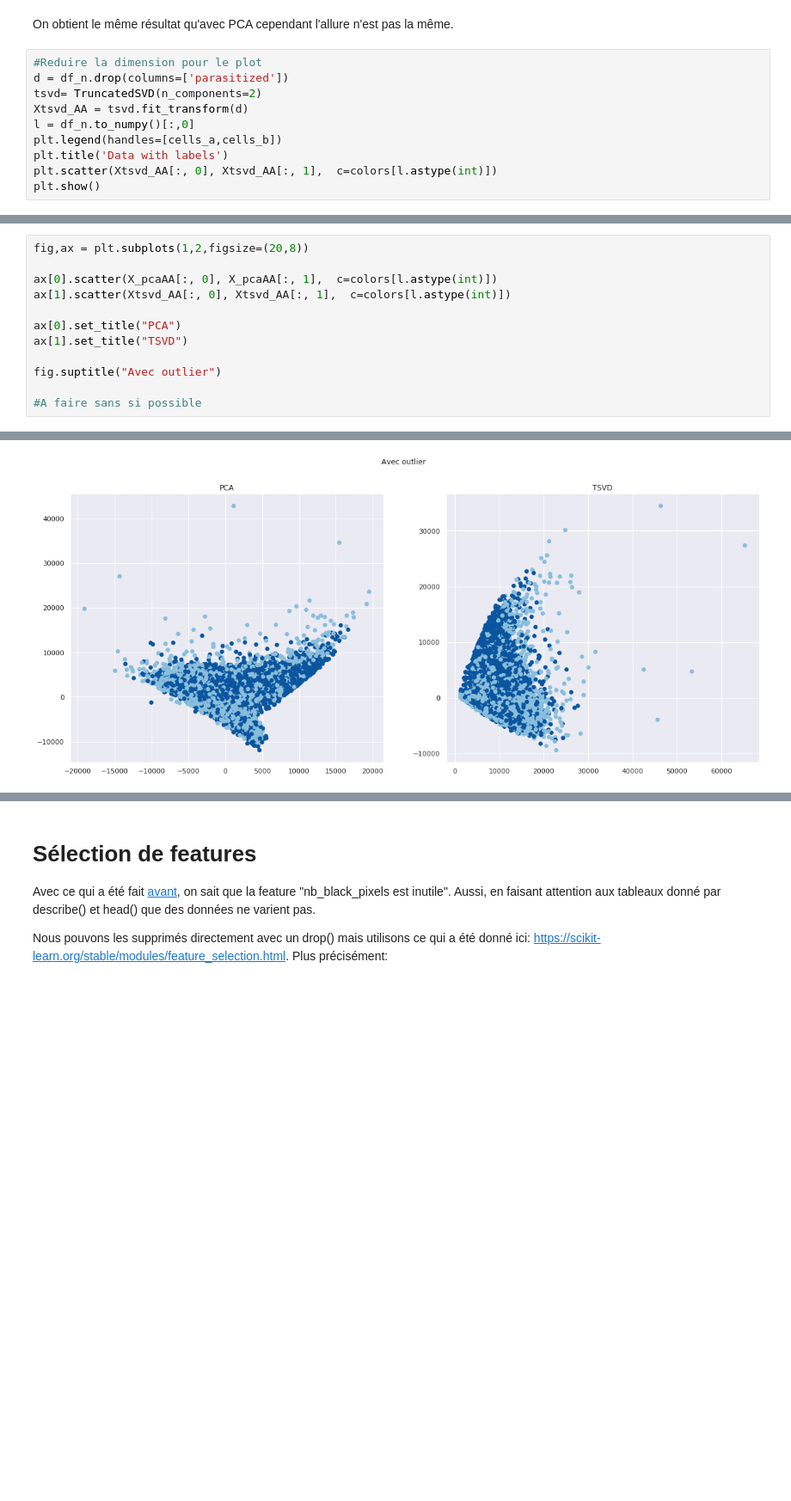
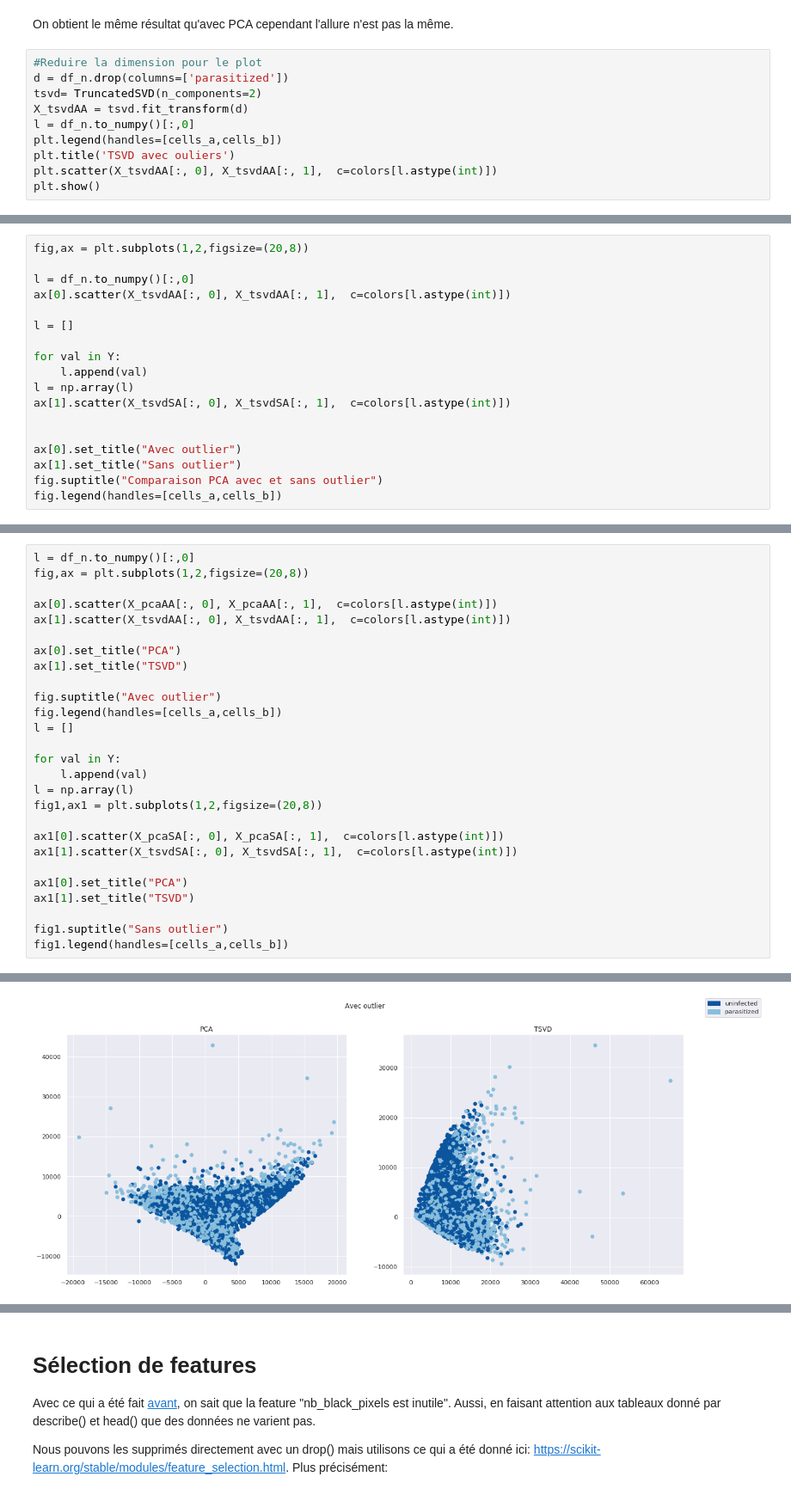
Before and after one commit to PhamAlexT/MOSQUITO, a Jupyter notebook: starting_kit/README_preprocessing.ipynb, the cells around one changed output, grey strips where cells are left out. Shown at 86% size. Saved outputs shown, nothing was run; the diff lists cells and outputs as text; blank space fills up the shorter version.

```diff
--- a/starting_kit/README_preprocessing.ipynb
+++ b/starting_kit/README_preprocessing.ipynb
@@ -886,10 +910,10 @@ On obtient le même résultat qu'avec PCA cependant l'allure n'est pas la même.
 #Reduire la dimension pour le plot
 d = df_n.drop(columns=['parasitized'])
 tsvd= TruncatedSVD(n_components=2)
-Xtsvd_AA = tsvd.fit_transform(d)
+X_tsvdAA = tsvd.fit_transform(d)
 l = df_n.to_numpy()[:,0]
 plt.legend(handles=[cells_a,cells_b])
-plt.title('Data with labels')
-plt.scatter(Xtsvd_AA[:, 0], Xtsvd_AA[:, 1],  c=colors[l.astype(int)])
+plt.title('TSVD avec ouliers')
+plt.scatter(X_tsvdAA[:, 0], X_tsvdAA[:, 1],  c=colors[l.astype(int)])
 plt.show()
 # %% [output]
@@ -896,0 +951,18 @@ plt.show()
+# %%
+fig,ax = plt.subplots(1,2,figsize=(20,8))
+
+l = df_n.to_numpy()[:,0]
+ax[0].scatter(X_tsvdAA[:, 0], X_tsvdAA[:, 1],  c=colors[l.astype(int)])
+
+l = []
+
+for val in Y:
+    l.append(val)
+l = np.array(l)
+ax[1].scatter(X_tsvdSA[:, 0], X_tsvdSA[:, 1],  c=colors[l.astype(int)])
+
+
+ax[0].set_title("Avec outlier")
+ax[1].set_title("Sans outlier")
+fig.suptitle("Comparaison PCA avec et sans outlier")
+fig.legend(handles=[cells_a,cells_b])
@@ -898,14 +977,29 @@ plt.show()
 Il est intéressant de comparer avec outlier avec TSVD et PCA et sans outlier pour les 2
 # %%
+l = df_n.to_numpy()[:,0]
 fig,ax = plt.subplots(1,2,figsize=(20,8))
 
 ax[0].scatter(X_pcaAA[:, 0], X_pcaAA[:, 1],  c=colors[l.astype(int)])
-ax[1].scatter(Xtsvd_AA[:, 0], Xtsvd_AA[:, 1],  c=colors[l.astype(int)])
+ax[1].scatter(X_tsvdAA[:, 0], X_tsvdAA[:, 1],  c=colors[l.astype(int)])
 
 ax[0].set_title("PCA")
 ax[1].set_title("TSVD")
 
 fig.suptitle("Avec outlier")
+fig.legend(handles=[cells_a,cells_b])
+l = []
 
-#A faire sans si possible
+for val in Y:
+    l.append(val)
+l = np.array(l)
+fig1,ax1 = plt.subplots(1,2,figsize=(20,8))
+
+ax1[0].scatter(X_pcaSA[:, 0], X_pcaSA[:, 1],  c=colors[l.astype(int)])
+ax1[1].scatter(X_tsvdSA[:, 0], X_tsvdSA[:, 1],  c=colors[l.astype(int)])
+
+ax1[0].set_title("PCA")
+ax1[1].set_title("TSVD")
+
+fig1.suptitle("Sans outlier")
+fig1.legend(handles=[cells_a,cells_b])
 # %% [output]
@@ -913 +1007 @@ Text(0.5, 0.98, 'Avec outlier')
-[figure, old version]
+[figure, new version]
```
Also changed, not shown: parts of 21 cells of this notebook.
